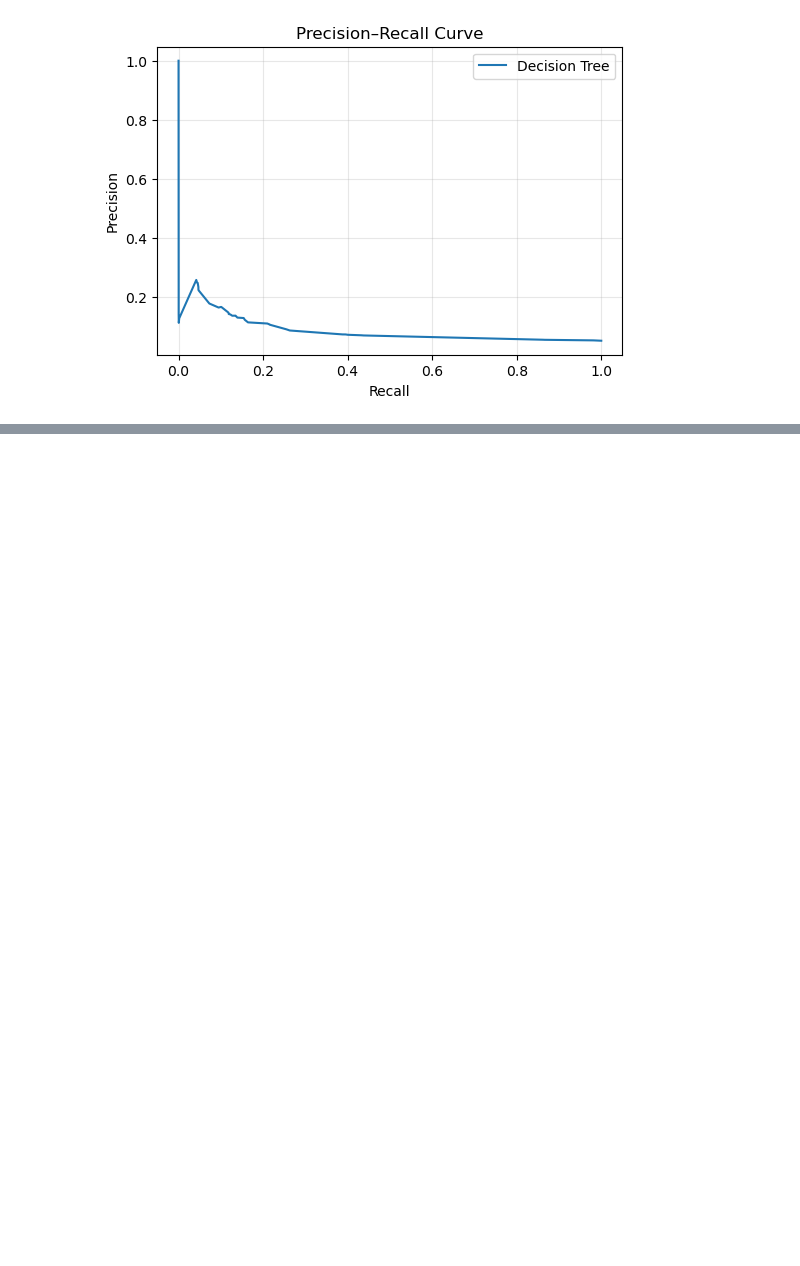
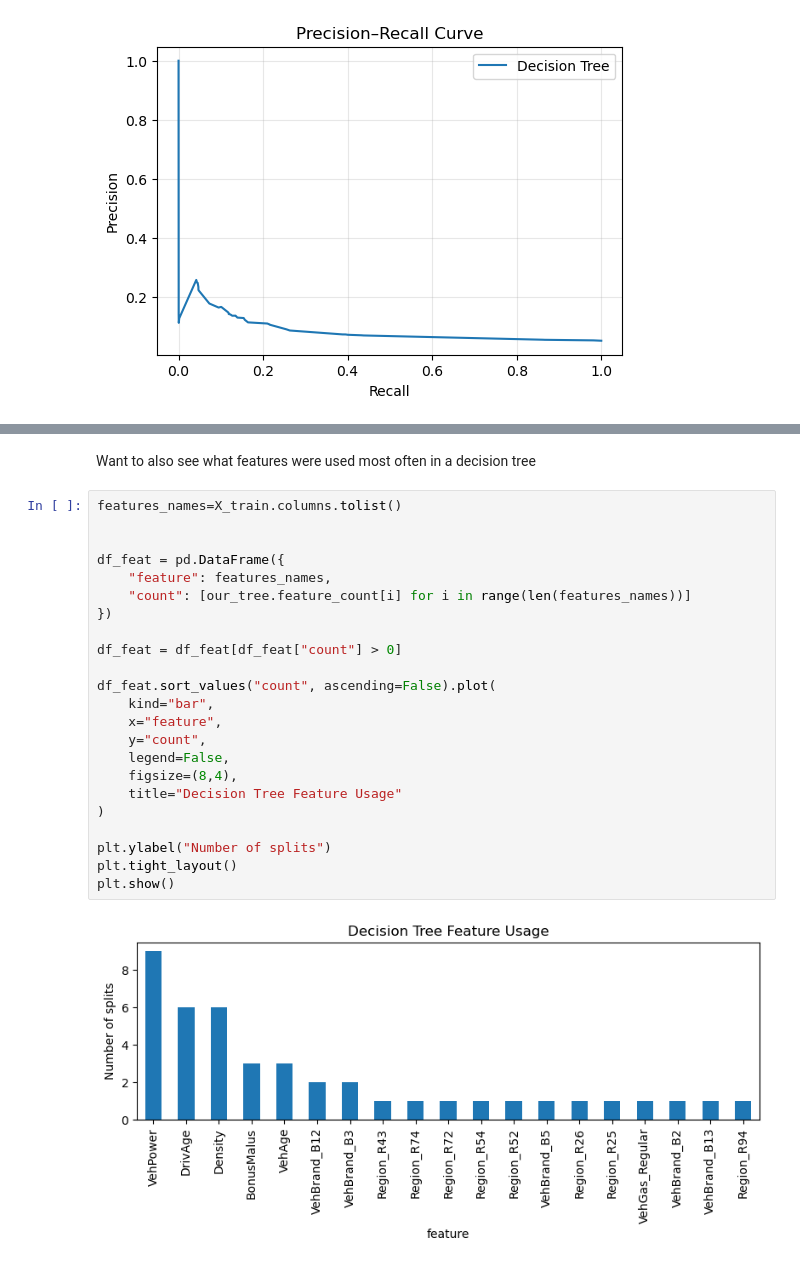
Before and after one commit to AndreiSheremet/Ml-Project.-Predicting-insurance-risk, a Jupyter notebook: Decision_Tree_model.ipynb, the cells around one changed output, grey strips where cells are left out. Saved outputs shown, nothing was run; the diff lists cells and outputs as text; blank space fills up the shorter version.

```diff
--- a/Decision_Tree_model.ipynb
+++ b/Decision_Tree_model.ipynb
@@ -299,0 +299,27 @@ calibration_plot(y_true_count, y_pred, "Decision Tree")
+# %% [markdown]
+Want to also see what features were used most often in a decision tree
+# %%
+features_names=X_train.columns.tolist()
+
+
+df_feat = pd.DataFrame({
+    "feature": features_names,
+    "count": [our_tree.feature_count[i] for i in range(len(features_names))]
+})
+
+df_feat = df_feat[df_feat["count"] > 0]
+
+df_feat.sort_values("count", ascending=False).plot(
+    kind="bar",
+    x="feature",
+    y="count",
+    legend=False,
+    figsize=(8,4),
+    title="Decision Tree Feature Usage"
+)
+
+plt.ylabel("Number of splits")
+plt.tight_layout()
+plt.show()
+# %% [output]
+[figure, added]
```
Also changed, not shown: parts of 6 cells of this notebook, 4 other files.
